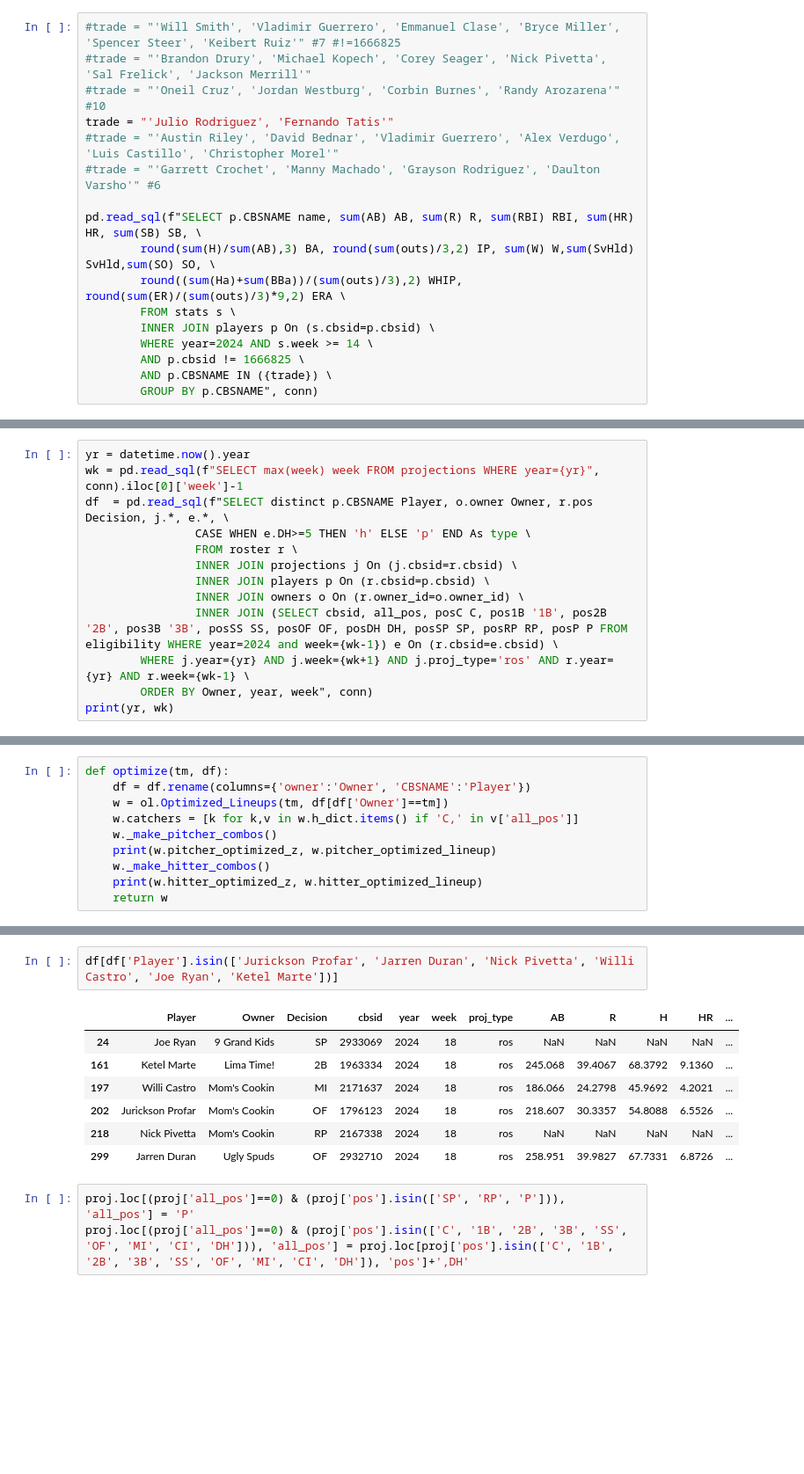
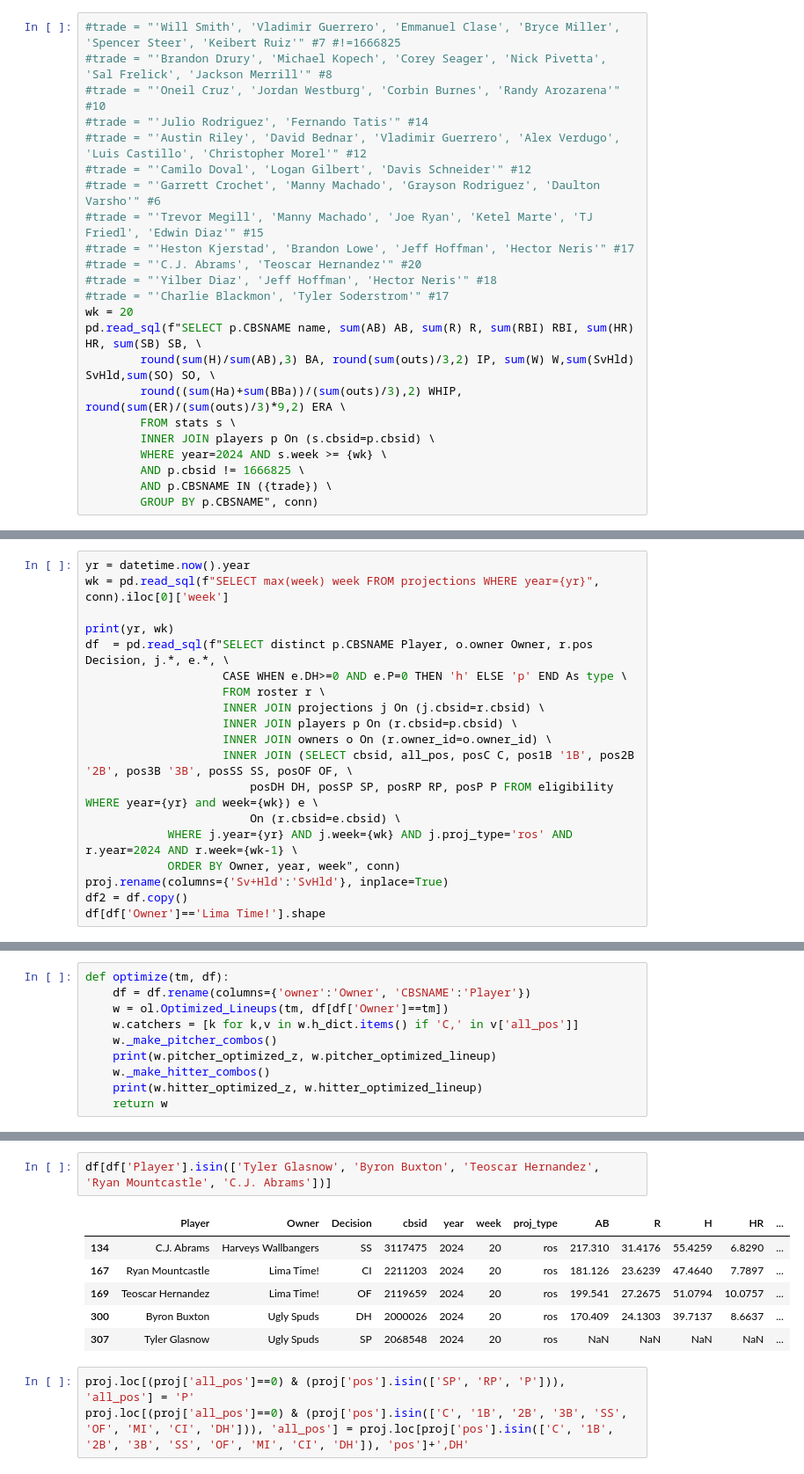
Before and after one commit to haueter19/xdl, a Jupyter notebook: Trade Analyzer.ipynb, the cells around one changed output, grey strips where cells are left out. Shown: that part at 88% size. Cells and saved outputs as stored; diff of their text form; blank space fills up the shorter version.

```diff
--- a/Trade Analyzer.ipynb
+++ b/Trade Analyzer.ipynb
@@ -387,18 +455,24 @@ proj
 ### Retrospective Trade Analysis
 # %%
 #trade = "'Will Smith', 'Vladimir Guerrero', 'Emmanuel Clase', 'Bryce Miller', 'Spencer Steer', 'Keibert Ruiz'" #7 #!=1666825
-#trade = "'Brandon Drury', 'Michael Kopech', 'Corey Seager', 'Nick Pivetta', 'Sal Frelick', 'Jackson Merrill'"
+#trade = "'Brandon Drury', 'Michael Kopech', 'Corey Seager', 'Nick Pivetta', 'Sal Frelick', 'Jackson Merrill'" #8
 #trade = "'Oneil Cruz', 'Jordan Westburg', 'Corbin Burnes', 'Randy Arozarena'" #10
-trade = "'Julio Rodriguez', 'Fernando Tatis'"
-#trade = "'Austin Riley', 'David Bednar', 'Vladimir Guerrero', 'Alex Verdugo', 'Luis Castillo', 'Christopher Morel'"
+#trade = "'Julio Rodriguez', 'Fernando Tatis'" #14
+#trade = "'Austin Riley', 'David Bednar', 'Vladimir Guerrero', 'Alex Verdugo', 'Luis Castillo', 'Christopher Morel'" #12
+#trade = "'Camilo Doval', 'Logan Gilbert', 'Davis Schneider'" #12
 #trade = "'Garrett Crochet', 'Manny Machado', 'Grayson Rodriguez', 'Daulton Varsho'" #6
-
+#trade = "'Trevor Megill', 'Manny Machado', 'Joe Ryan', 'Ketel Marte', 'TJ Friedl', 'Edwin Diaz'" #15
+#trade = "'Heston Kjerstad', 'Brandon Lowe', 'Jeff Hoffman', 'Hector Neris'" #17
+#trade = "'C.J. Abrams', 'Teoscar Hernandez'" #20
+#trade = "'Yilber Diaz', 'Jeff Hoffman', 'Hector Neris'" #18
+#trade = "'Charlie Blackmon', 'Tyler Soderstrom'" #17
+wk = 20
 pd.read_sql(f"SELECT p.CBSNAME name, sum(AB) AB, sum(R) R, sum(RBI) RBI, sum(HR) HR, sum(SB) SB, \
         round(sum(H)/sum(AB),3) BA, round(sum(outs)/3,2) IP, sum(W) W,sum(SvHld) SvHld,sum(SO) SO, \
         round((sum(Ha)+sum(BBa))/(sum(outs)/3),2) WHIP, round(sum(ER)/(sum(outs)/3)*9,2) ERA \
         FROM stats s \
         INNER JOIN players p On (s.cbsid=p.cbsid) \
-        WHERE year=2024 AND s.week >= 14 \
+        WHERE year=2024 AND s.week >= {wk} \
         AND p.cbsid != 1666825 \
         AND p.CBSNAME IN ({trade}) \
         GROUP BY p.CBSNAME", conn)
@@ -1029,15 +1098,21 @@ df[df['Owner']=='Lima Time!'].shape
 (33, 38)
 # %%
 yr = datetime.now().year
-wk = pd.read_sql(f"SELECT max(week) week FROM projections WHERE year={yr}", conn).iloc[0]['week']-1
+wk = pd.read_sql(f"SELECT max(week) week FROM projections WHERE year={yr}", conn).iloc[0]['week']
+
+print(yr, wk)
 df  = pd.read_sql(f"SELECT distinct p.CBSNAME Player, o.owner Owner, r.pos Decision, j.*, e.*, \
-                CASE WHEN e.DH>=5 THEN 'h' ELSE 'p' END As type \
-                FROM roster r \
-                INNER JOIN projections j On (j.cbsid=r.cbsid) \
-                INNER JOIN players p On (r.cbsid=p.cbsid) \
-                INNER JOIN owners o On (r.owner_id=o.owner_id) \
-                INNER JOIN (SELECT cbsid, all_pos, posC C, pos1B '1B', pos2B '2B', pos3B '3B', posSS SS, posOF OF, posDH DH, posSP SP, posRP RP, posP P FROM eligibility WHERE year=2024 and week={wk-1}) e On (r.cbsid=e.cbsid) \
-        WHERE j.year={yr} AND j.week={wk+1} AND j.proj_type='ros' AND r.year={yr} AND r.week={wk-1} \
-        ORDER BY Owner, year, week", conn)
-print(yr, wk)
+                    CASE WHEN e.DH>=0 AND e.P=0 THEN 'h' ELSE 'p' END As type \
+                    FROM roster r \
+                    INNER JOIN projections j On (j.cbsid=r.cbsid) \
+                    INNER JOIN players p On (r.cbsid=p.cbsid) \
+                    INNER JOIN owners o On (r.owner_id=o.owner_id) \
+                    INNER JOIN (SELECT cbsid, all_pos, posC C, pos1B '1B', pos2B '2B', pos3B '3B', posSS SS, posOF OF, \
+                        posDH DH, posSP SP, posRP RP, posP P FROM eligibility WHERE year={yr} and week={wk}) e \
+                        On (r.cbsid=e.cbsid) \
+            WHERE j.year={yr} AND j.week={wk} AND j.proj_type='ros' AND r.year=2024 AND r.week={wk-1} \
+            ORDER BY Owner, year, week", conn)
+proj.rename(columns={'Sv+Hld':'SvHld'}, inplace=True)
+df2 = df.copy()
+df[df['Owner']=='Lima Time!'].shape
 # %% [output]
@@ -1097,13 +1151,12 @@ data[data['owner']==owner][['CBSNAME','all_pos', 'z', 'type']].sort_values(['typ
 # %%
-df[df['Player'].isin(['Jurickson Profar', 'Jarren Duran', 'Nick Pivetta', 'Willi Castro', 'Joe Ryan', 'Ketel Marte'])]
+df[df['Player'].isin(['Tyler Glasnow', 'Byron Buxton', 'Teoscar Hernandez', 'Ryan Mountcastle', 'C.J. Abrams'])]
 # %% [output]
 |  | Player | Owner | Decision | cbsid | year | week | proj_type | AB | R | H | HR | ... |
-| 24 | Joe Ryan | 9 Grand Kids | SP | 2933069 | 2024 | 18 | ros | NaN | NaN | NaN | NaN | ... |
-| 161 | Ketel Marte | Lima Time! | 2B | 1963334 | 2024 | 18 | ros | 245.068 | 39.4067 | 68.3792 | 9.1360 | ... |
-| 197 | Willi Castro | Mom's Cookin | MI | 2171637 | 2024 | 18 | ros | 186.066 | 24.2798 | 45.9692 | 4.2021 | ... |
-| 202 | Jurickson Profar | Mom's Cookin | OF | 1796123 | 2024 | 18 | ros | 218.607 | 30.3357 | 54.8088 | 6.5526 | ... |
-| 218 | Nick Pivetta | Mom's Cookin | RP | 2167338 | 2024 | 18 | ros | NaN | NaN | NaN | NaN | ... |
-| 299 | Jarren Duran | Ugly Spuds | OF | 2932710 | 2024 | 18 | ros | 258.951 | 39.9827 | 67.7331 | 6.8726 | ... |
+| 134 | C.J. Abrams | Harveys Wallbangers | SS | 3117475 | 2024 | 20 | ros | 217.310 | 31.4176 | 55.4259 | 6.8290 | ... |
+| 167 | Ryan Mountcastle | Lima Time! | CI | 2211203 | 2024 | 20 | ros | 181.126 | 23.6239 | 47.4640 | 7.7897 | ... |
+| 169 | Teoscar Hernandez | Lima Time! | OF | 2119659 | 2024 | 20 | ros | 199.541 | 27.2675 | 51.0794 | 10.0757 | ... |
+| 300 | Byron Buxton | Ugly Spuds | DH | 2000026 | 2024 | 20 | ros | 170.409 | 24.1303 | 39.7137 | 8.6637 | ... |
+| 307 | Tyler Glasnow | Ugly Spuds | SP | 2068548 | 2024 | 20 | ros | NaN | NaN | NaN | NaN | ... |
 # %%
 proj.loc[(proj['all_pos']==0) & (proj['pos'].isin(['SP', 'RP', 'P'])), 'all_pos'] = 'P'
 proj.loc[(proj['all_pos']==0) & (proj['pos'].isin(['C', '1B', '2B', '3B', 'SS', 'OF', 'MI', 'CI', 'DH'])), 'all_pos'] = proj.loc[proj['pos'].isin(['C', '1B', '2B', '3B', 'SS', 'OF', 'MI', 'CI', 'DH']), 'pos']+',DH'
```
Also changed, not shown: parts of 43 cells of this notebook.
